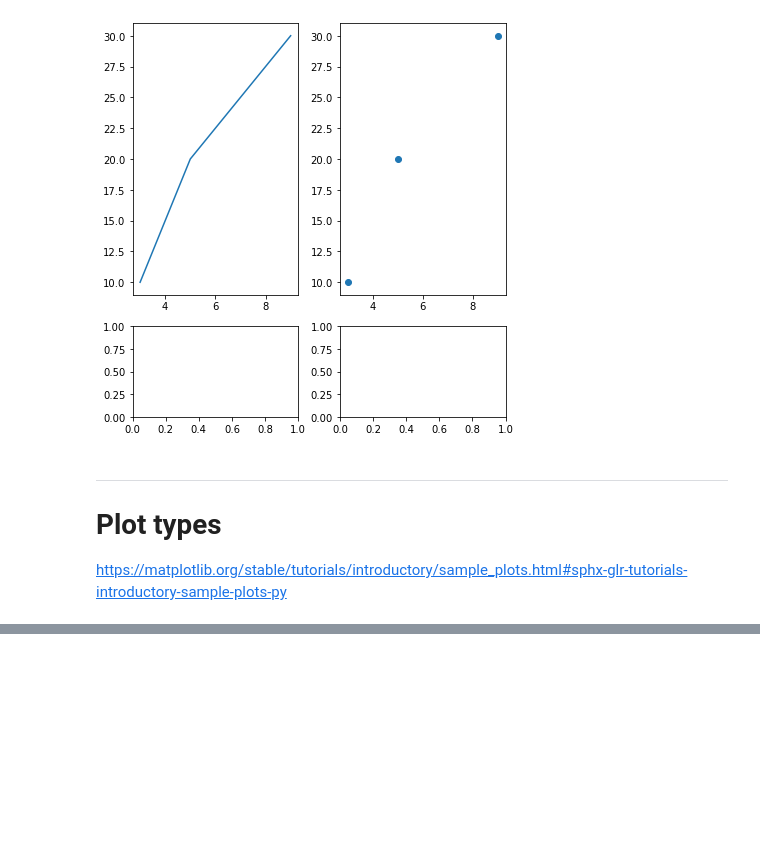
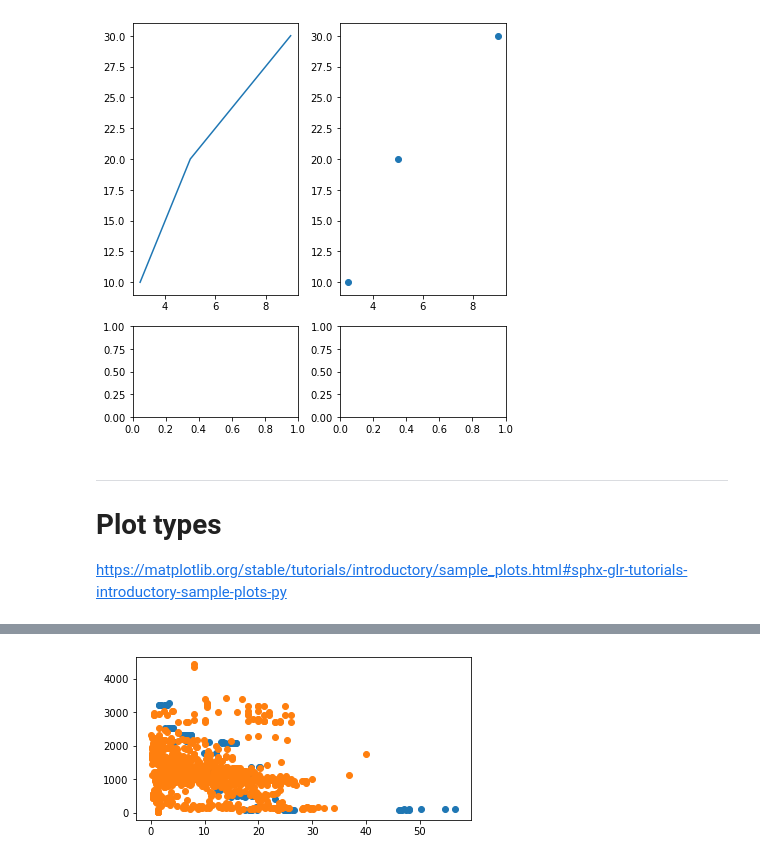
Before and after one commit to ICWallis/tutorial-publication-ready-figures, a Jupyter notebook: 0-introduction.ipynb, the cells around one changed output, grey strips where cells are left out. Cells and saved outputs as stored; diff of their text form; code cells hidden in the pictures; blank space fills up the shorter version.

Commit message:
Plot and save demos

```diff
--- a/0-introduction.ipynb
+++ b/0-introduction.ipynb
@@ -136,0 +144,4 @@ https://matplotlib.org/stable/tutorials/introductory/sample_plots.html#sphx-glr-
+# %%
+p3 = pd.read_csv('Data/P3.csv')
+print(p3.columns)
+p3.head(2)
@@ -136,0 +158,4 @@ https://matplotlib.org/stable/tutorials/introductory/sample_plots.html#sphx-glr-
+# %%
+tvz = pd.read_excel('Data/TVZ.xlsx', sheet_name='Data')
+print(tvz.columns)
+tvz.head(2)
@@ -136,0 +179,10 @@ https://matplotlib.org/stable/tutorials/introductory/sample_plots.html#sphx-glr-
+# %%
+fig, ax = plt.subplots(1,1,figsize=(6,3))
+
+# Use this syntax if there are no spaces in the column headder
+ax.scatter(tvz.EffectivePorosity_VolPercent, tvz.SampleDepth_mMD)
+
+# Use this syntax is there is a space in the column headder
+ax.scatter(p3['Value effective porosity (%)'], p3.MaxDepth_mTVD);
+# %% [output]
+[figure, added]
```
Also changed, not shown: parts of 16 cells of this notebook.
